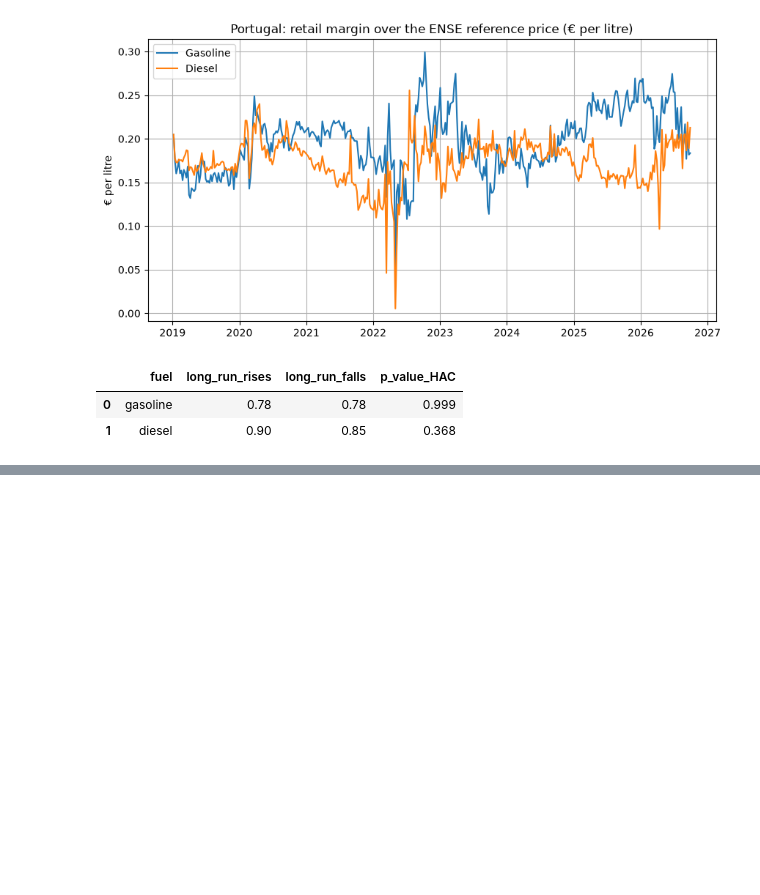
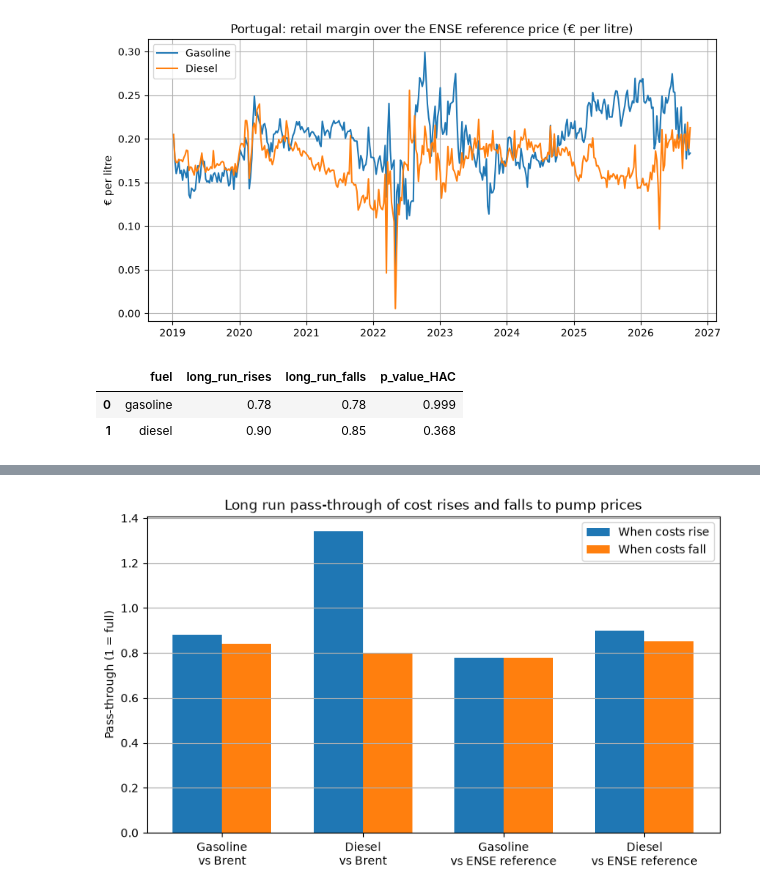
Before and after one commit to josepaulonunes/fuel-prices-portugal, a Jupyter notebook: notebooks/03_ense_reference.ipynb, the cells around one changed output, grey strips where cells are left out. Drawn from its saved outputs; the diff is of its cells as text; code cells hidden in the pictures; blank space fills up the shorter version.

Commit message:
Compare pass-through against Brent and ENSE reference prices

```diff
--- a/notebooks/03_ense_reference.ipynb
+++ b/notebooks/03_ense_reference.ipynb
@@ -116,0 +119,10 @@ ense_results
+# %%
+# Combine the Brent results (notebook 02) and the ENSE results in one table
+brent_results = pd.read_csv("../data/processed/rockets_feathers_improved.csv")
+brent_results["cost"] = "Brent"
+ense_results["cost"] = "ENSE reference"
+comparison = pd.concat([brent_results, ense_results])
+
+# Save it (also used by the Tableau dashboard)
+comparison.to_csv("../data/processed/rockets_feathers_comparison.csv", index=False)
+comparison
@@ -116,0 +135,21 @@ ense_results
+# %%
+# Labels for each bar group, e.g. "Diesel vs Brent"
+labels = (comparison["fuel"].str.capitalize() + "\nvs " + comparison["cost"]).tolist()
+x = range(len(comparison))
+width = 0.35
+
+# Bar chart: long run pass-through of rises and falls
+plt.figure(figsize=(9, 5))
+plt.bar([i - width / 2 for i in x], comparison["long_run_rises"], width, label="When costs rise")
+plt.bar([i + width / 2 for i in x], comparison["long_run_falls"], width, label="When costs fall")
+plt.xticks(list(x), labels)
+plt.title("Long run pass-through of cost rises and falls to pump prices")
+plt.ylabel("Pass-through (1 = full)")
+plt.legend()
+plt.grid(True, axis="y")
+
+# Save and show the chart
+plt.savefig("../figures/rockets_feathers_comparison.png")
+plt.show()
+# %% [output]
+[figure, added]
```
Also changed, not shown: parts of 2 cells of this notebook, 2 other files.
